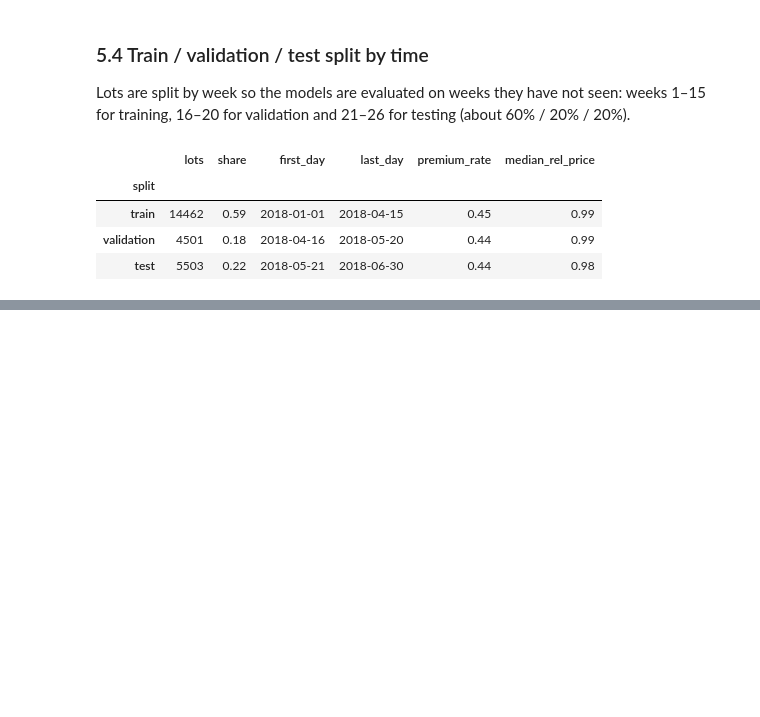
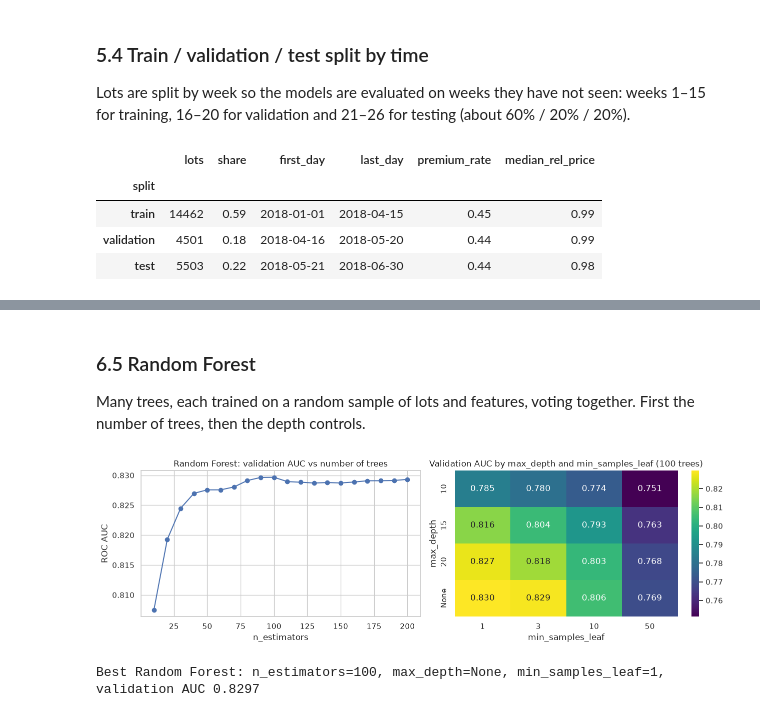
Before and after one commit to Camila20197/cattle-price-prediction-zoomcamp, a Jupyter notebook: notebooks/notebook.ipynb, the cells around one changed output, grey strips where cells are left out. Drawn from its saved outputs; the diff is of its cells as text; code cells hidden in the pictures; blank space fills up the shorter version.

```diff
--- a/notebooks/notebook.ipynb
+++ b/notebooks/notebook.ipynb
@@ -1127,0 +1290,36 @@ Saved 24,466 lots to ../data/processed/steers_litoral.csv.gz
+# %% [markdown]
+### 6.5 Random Forest
+
+Many trees, each trained on a random sample of lots and features, voting together.
+First the number of trees, then the depth controls.
+# %%
+n_rows = []
+for n in range(10, 201, 10):
+    model = RandomForestClassifier(n_estimators=n, random_state=1, n_jobs=-1).fit(X_train, y_train)
+    n_rows.append({"n_estimators": n, "auc": roc_auc_score(y_val, model.predict_proba(X_val)[:, 1])})
+n_scores = pd.DataFrame(n_rows).set_index("n_estimators")
+
+rf_rows = []
+for depth in [10, 15, 20, None]:
+    for leaf in [1, 3, 10, 50]:
+        model = RandomForestClassifier(n_estimators=100, max_depth=depth, min_samples_leaf=leaf,
+                                       random_state=1, n_jobs=-1).fit(X_train, y_train)
+        rf_rows.append({"max_depth": str(depth), "min_samples_leaf": leaf,
+                        "auc": roc_auc_score(y_val, model.predict_proba(X_val)[:, 1])})
+rf_grid = (pd.DataFrame(rf_rows).pivot(index="max_depth", columns="min_samples_leaf", values="auc")
+           .reindex(["10", "15", "20", "None"]))
+
+fig, axes = plt.subplots(1, 2, figsize=(13, 4))
+n_scores.plot(ax=axes[0], marker="o", legend=False)
+axes[0].set(title="Random Forest: validation AUC vs number of trees", ylabel="ROC AUC")
+sns.heatmap(rf_grid, annot=True, fmt=".3f", cmap="viridis", ax=axes[1])
+axes[1].set_title("Validation AUC by max_depth and min_samples_leaf (100 trees)")
+plt.tight_layout()
+plt.savefig(FIGURES / "10_rf_tuning.png", dpi=120)
+plt.show()
+
+rf_auc = rf_grid.loc["None", 1]
+print(f"Best Random Forest: n_estimators=100, max_depth=None, min_samples_leaf=1, validation AUC {rf_auc:.4f}")
+# %% [output]
+[figure, added]
+Best Random Forest: n_estimators=100, max_depth=None, min_samples_leaf=1, validation AUC 0.8297
```
Also changed, not shown: parts of 24 cells of this notebook, 17 other files.
